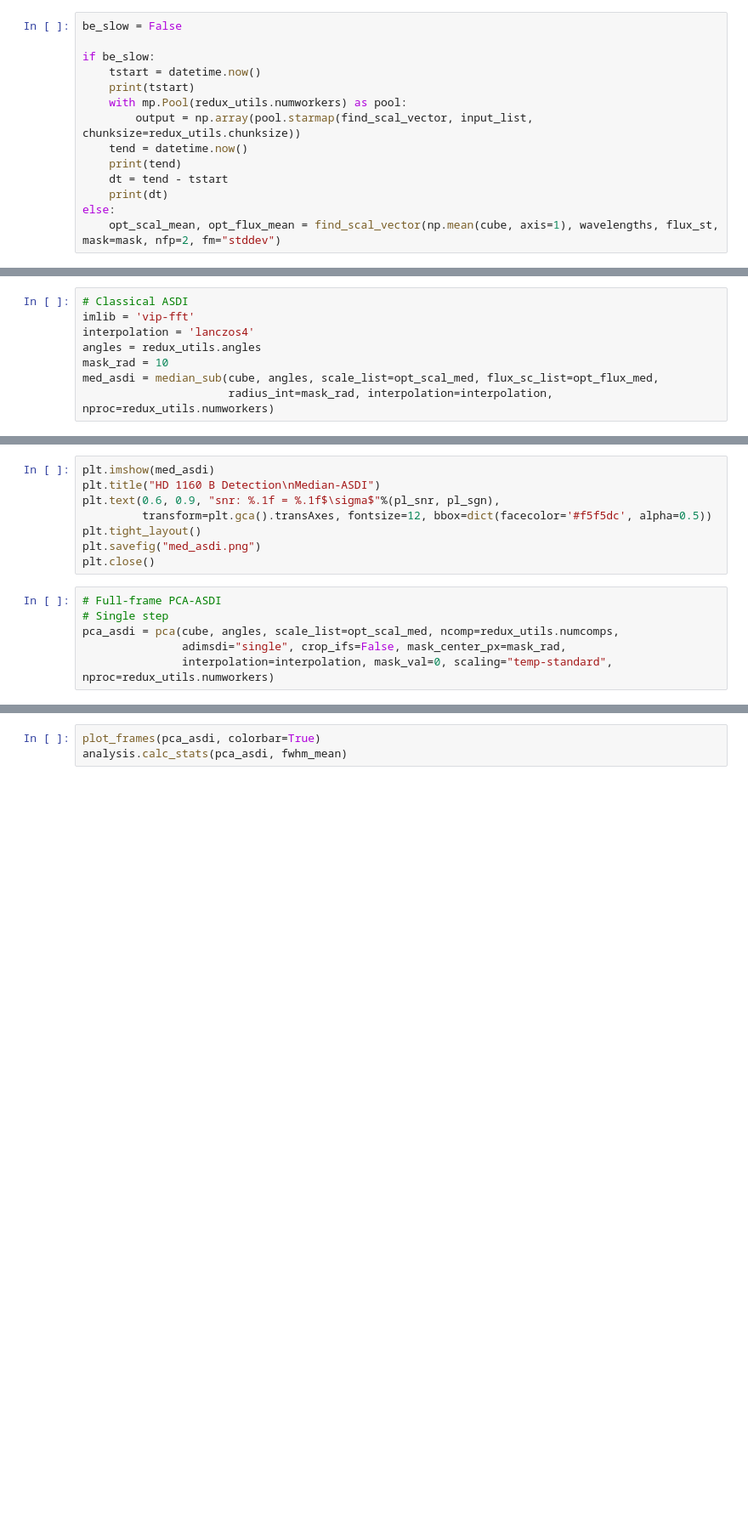
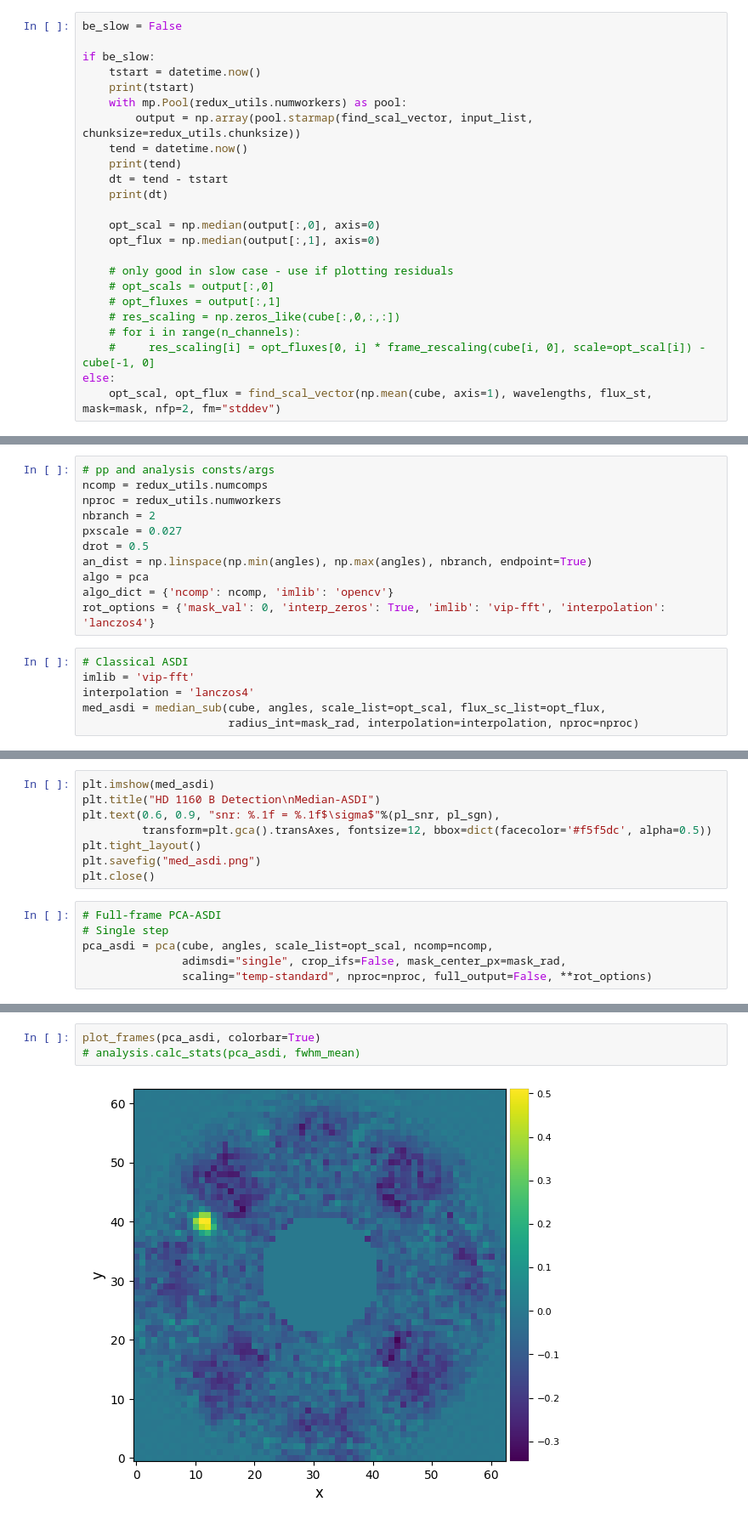
Before and after one commit to asatk/exoadi, a Jupyter notebook: redux_vip_3.ipynb, the cells around one changed output, grey strips where cells are left out. Shown at 85% size. Drawn from its saved outputs; the diff is of its cells as text; blank space fills up the shorter version.

Commit message:
2023.07.11 - temp, vip nb + fns

```diff
--- a/redux_vip_3.ipynb
+++ b/redux_vip_3.ipynb
@@ -94,5 +90,15 @@ if be_slow:
     print(tend)
     dt = tend - tstart
     print(dt)
+
+    opt_scal = np.median(output[:,0], axis=0)
+    opt_flux = np.median(output[:,1], axis=0)
+
+    # only good in slow case - use if plotting residuals
+    # opt_scals = output[:,0]
+    # opt_fluxes = output[:,1]
+    # res_scaling = np.zeros_like(cube[:,0,:,:])
+    # for i in range(n_channels):
+    #     res_scaling[i] = opt_fluxes[0, i] * frame_rescaling(cube[i, 0], scale=opt_scal[i]) - cube[-1, 0]
 else:
-    opt_scal_mean, opt_flux_mean = find_scal_vector(np.mean(cube, axis=1), wavelengths, flux_st, mask=mask, nfp=2, fm="stddev")
+    opt_scal, opt_flux = find_scal_vector(np.mean(cube, axis=1), wavelengths, flux_st, mask=mask, nfp=2, fm="stddev")
@@ -109,8 +105,17 @@ for i in range(n_channels):
+# %%
+# pp and analysis consts/args
+ncomp = redux_utils.numcomps
+nproc = redux_utils.numworkers
+nbranch = 2
+pxscale = 0.027
+drot = 0.5
+an_dist = np.linspace(np.min(angles), np.max(angles), nbranch, endpoint=True)
+algo = pca
+algo_dict = {'ncomp': ncomp, 'imlib': 'opencv'}
+rot_options = {'mask_val': 0, 'interp_zeros': True, 'imlib': 'vip-fft', 'interpolation': 'lanczos4'}
 # %%
 # Classical ASDI
 imlib = 'vip-fft'
 interpolation = 'lanczos4'
-angles = redux_utils.angles
-mask_rad = 10
-med_asdi = median_sub(cube, angles, scale_list=opt_scal_med, flux_sc_list=opt_flux_med,
-                      radius_int=mask_rad, interpolation=interpolation, nproc=redux_utils.numworkers)
+med_asdi = median_sub(cube, angles, scale_list=opt_scal, flux_sc_list=opt_flux,
+                      radius_int=mask_rad, interpolation=interpolation, nproc=nproc)
@@ -133,6 +153,6 @@ plt.close()
 # %%
 # Full-frame PCA-ASDI
 # Single step
-pca_asdi = pca(cube, angles, scale_list=opt_scal_med, ncomp=redux_utils.numcomps,
+pca_asdi = pca(cube, angles, scale_list=opt_scal, ncomp=ncomp,
                adimsdi="single", crop_ifs=False, mask_center_px=mask_rad,
-               interpolation=interpolation, mask_val=0, scaling="temp-standard", nproc=redux_utils.numworkers)
+               scaling="temp-standard", nproc=nproc, full_output=False, **rot_options)
@@ -139,5 +180,7 @@ pca_asdi = pca(cube, angles, scale_list=opt_scal_med, ncomp=redux_utils.numcomps
 # %%
 plot_frames(pca_asdi, colorbar=True)
-analysis.calc_stats(pca_asdi, fwhm_mean)
+# analysis.calc_stats(pca_asdi, fwhm_mean)
+# %% [output]
+[figure, added]
 # %%
 # Double step
```
Also changed, not shown: parts of 37 cells of this notebook, 5 other files.
